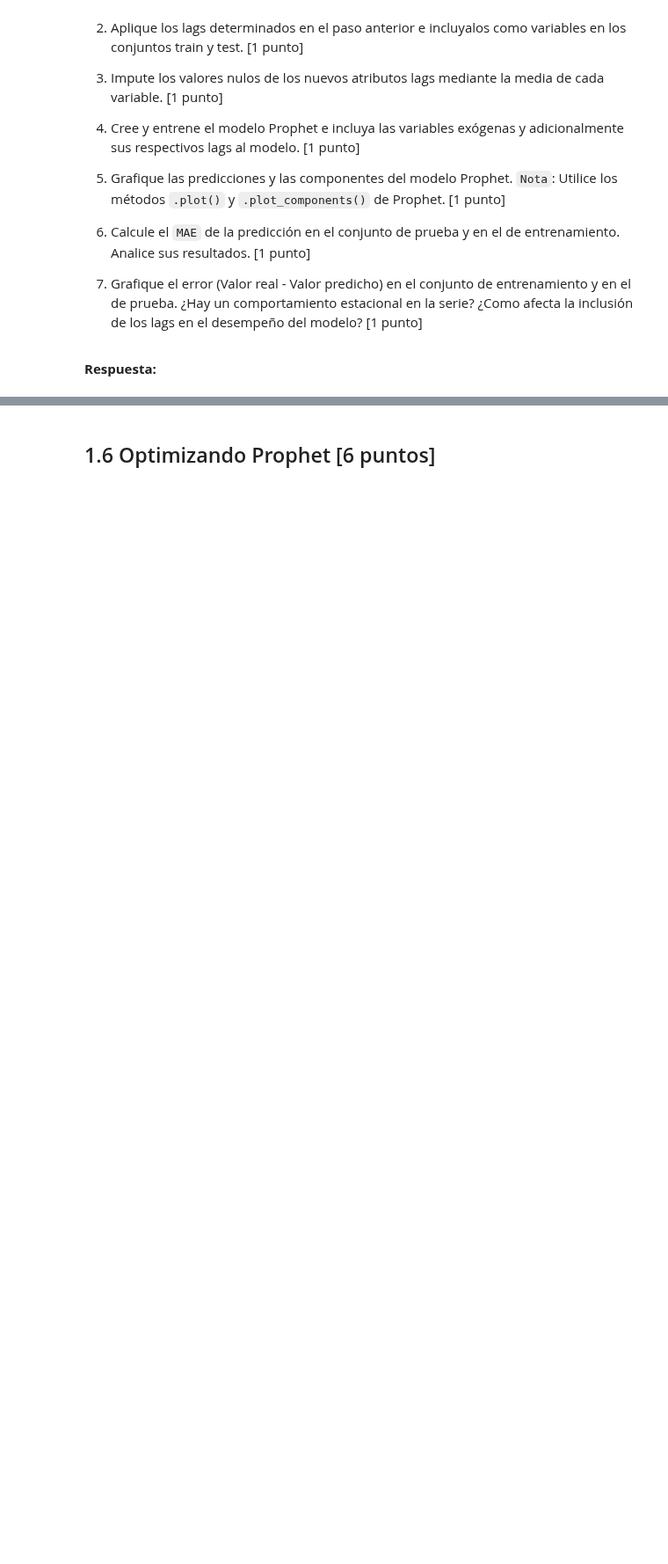
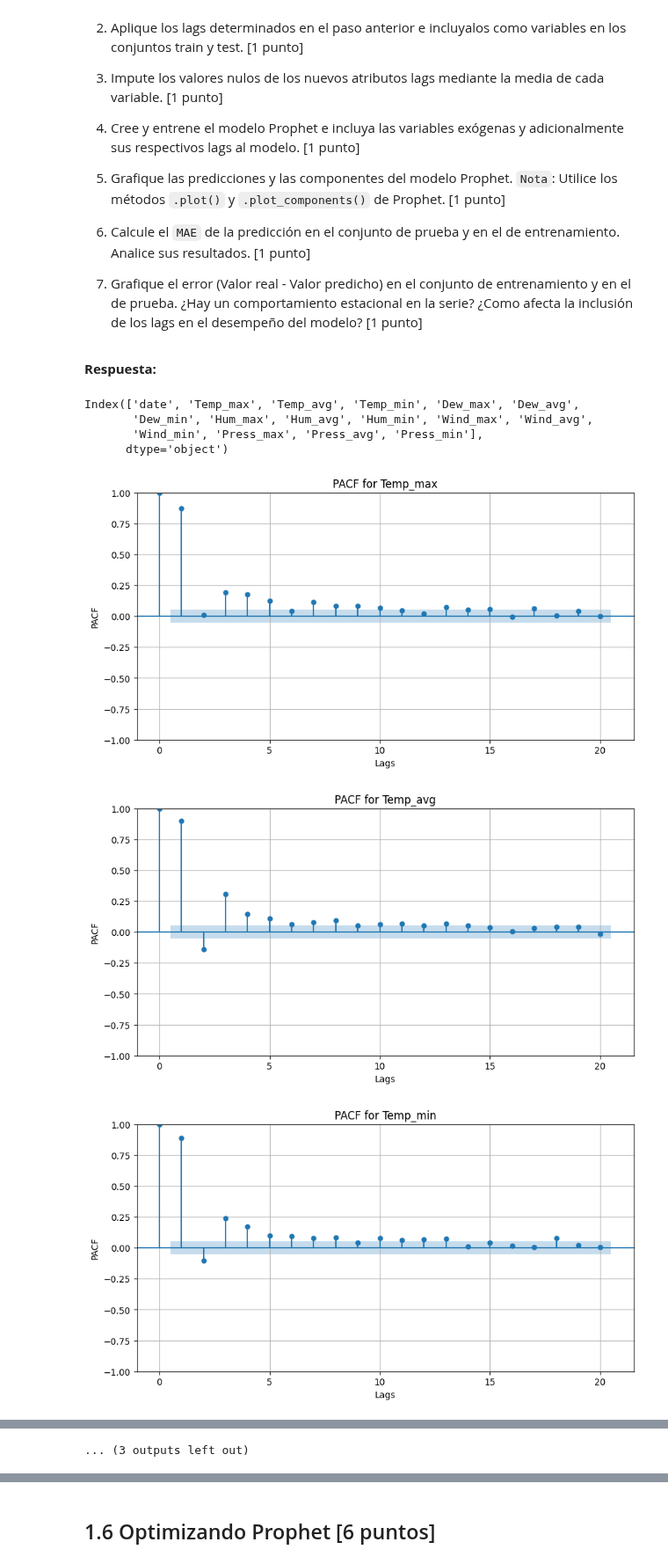
Before and after one commit to Geral37/MDS7202, a Jupyter notebook: Laboratorios/Lab 8 - Forecasting y Sistemas de Recomendación/Lab8.ipynb, the cells around one changed output, grey strips where cells are left out. Shown at 88% size. Cells and saved outputs as stored; diff of their text form; code cells hidden in the pictures; blank space fills up the shorter version.

```diff
--- a/Laboratorios/Lab 8 - Forecasting y Sistemas de Recomendación/Lab8.ipynb
+++ b/Laboratorios/Lab 8 - Forecasting y Sistemas de Recomendación/Lab8.ipynb
@@ -477,0 +762,31 @@ Para ello, a usted se le pide que:
+# %%
+frink_data.columns
+# %% [output]
+Index(['date', 'Temp_max', 'Temp_avg', 'Temp_min', 'Dew_max', 'Dew_avg',
+       'Dew_min', 'Hum_max', 'Hum_avg', 'Hum_min', 'Wind_max', 'Wind_avg',
+       'Wind_min', 'Press_max', 'Press_avg', 'Press_min'],
+      dtype='object')
+# %%
+#CODIGO AQUI
+
+#import matplotlib.pyplot as plt
+from statsmodels.graphics.tsaplots import plot_pacf
+
+# Aquí seleccionamos las variables exógenas de interés
+exogenous_vars = ['Temp_max', 'Temp_avg', 'Temp_min', 'Dew_max', 'Dew_avg',
+                  'Dew_min', 'Hum_max', 'Hum_avg', 'Hum_min', 'Wind_max',
+                  'Wind_avg', 'Wind_min', 'Press_max', 'Press_avg', 'Press_min']
+
+# Calcular y graficar la PACF para cada variable
+for var in exogenous_vars:
+    plt.figure(figsize=(10, 5))
+    plot_pacf(frink_data[var].dropna(), lags=20, ax=plt.gca())
+    plt.title(f'PACF for {var}')
+    plt.xlabel('Lags')
+    plt.ylabel('PACF')
+    plt.grid()
+    plt.show()
+# %% [output]
+[figure, added]
+[figure, added]
+[figure, added]
@@ -477,0 +802 @@ Para ello, a usted se le pide que:
+... (3 outputs left out)
```
Also changed, not shown: parts of 30 cells of this notebook, 2 other files.
